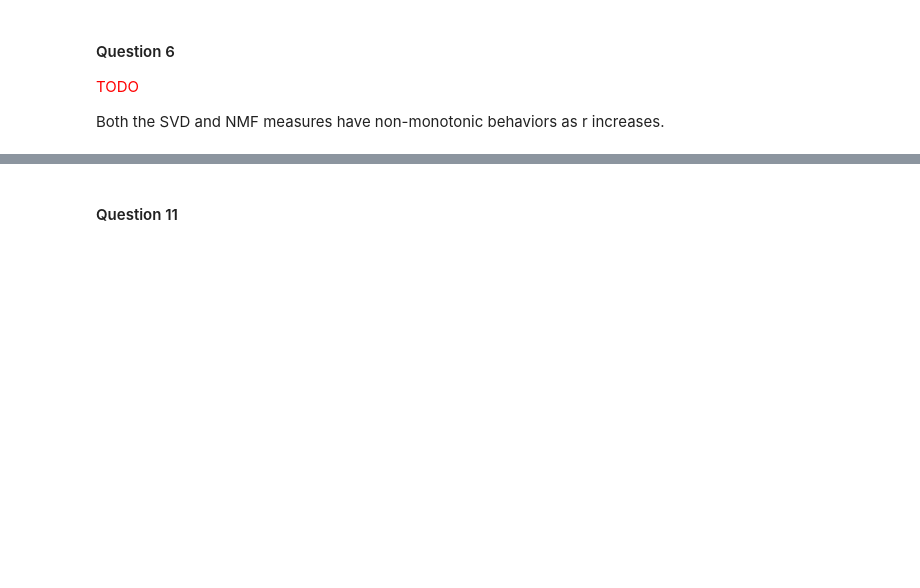
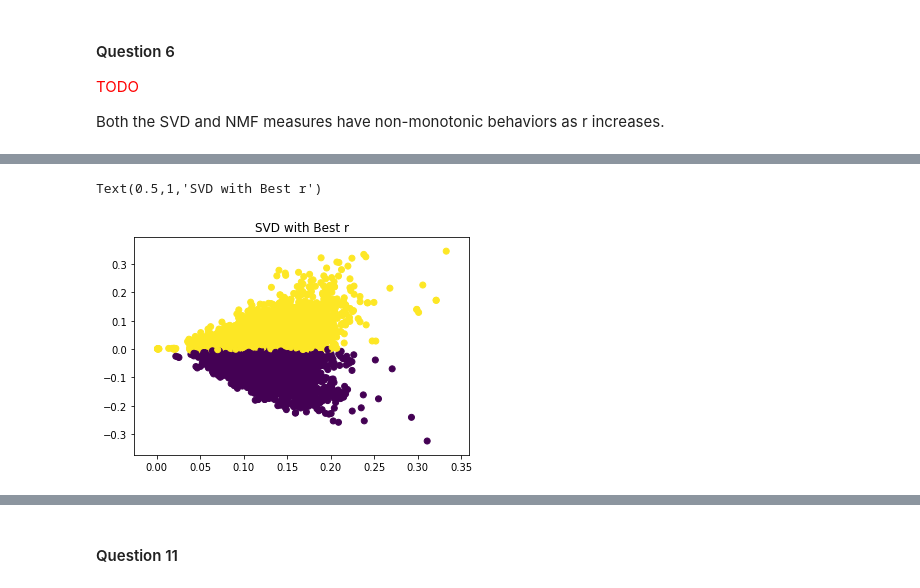
Before and after one commit to 219Winter2019adjz/Project2, a Jupyter notebook: Proj2.ipynb, the cells around one changed output, grey strips where cells are left out. Saved outputs shown, nothing was run; the diff lists cells and outputs as text; code cells hidden in the pictures; blank space fills up the shorter version.

```diff
--- a/Proj2.ipynb
+++ b/Proj2.ipynb
@@ -293,0 +298,7 @@ Both the SVD and NMF measures have non-monotonic behaviors as r increases.
+# %%
+# Visualize clustering results on 2-D plane with SVD and coloring
+# Compare ground truth label and clustering label plots
+
+# Define what the best r is for both SVD and NMF
+SVD_best_r = 2
+NMF_best_r = 2
@@ -293,0 +321,20 @@ Both the SVD and NMF measures have non-monotonic behaviors as r increases.
+# %%
+# SVD with best r
+
+svd_kmeans = KMeans(n_clusters=2, random_state=0, max_iter=1000, n_init=40).fit(X_data_svd_r.T[0:SVD_best_r].T)
+
+svd_to_plot = svd_kmeans.labels_
+
+color_svd = np.zeros(len(svd_to_plot))
+
+for i in range(len(svd_to_plot)):
+    if svd_to_plot[i] == 1:
+        color_svd[i] = 1
+
+np.shape(svd_to_plot)
+
+plt.scatter(data_svd_to_plot[:,0] ,data_svd_to_plot[:,1], c = color_svd)
+plt.title('SVD with Best r')
+# %% [output]
+Text(0.5,1,'SVD with Best r')
+[figure, added]
```
Also changed, not shown: parts of 19 cells of this notebook.
